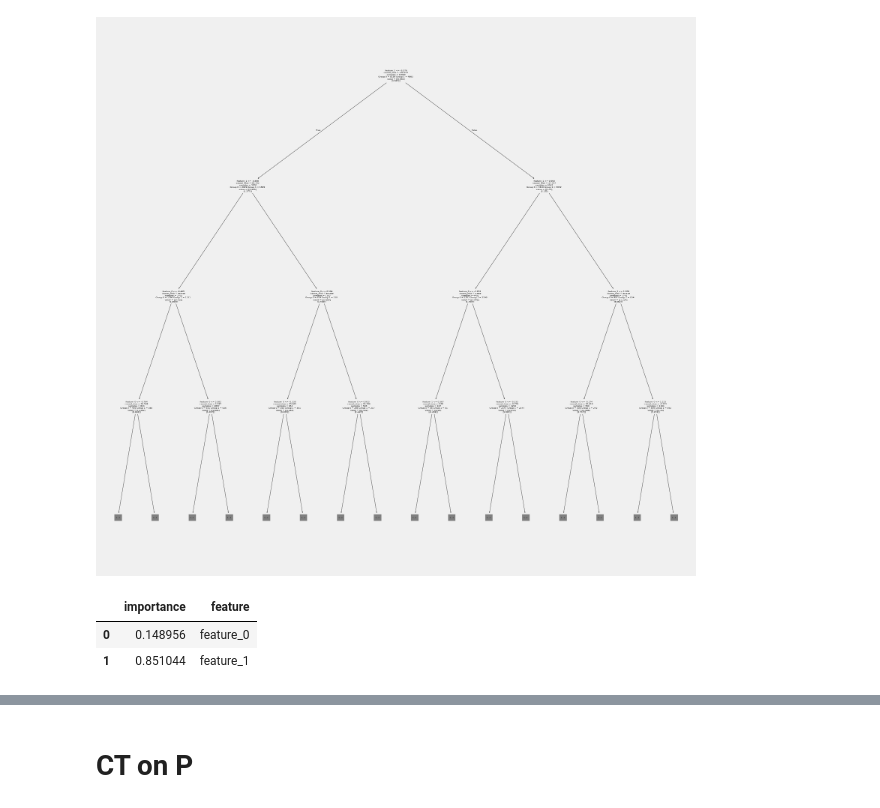
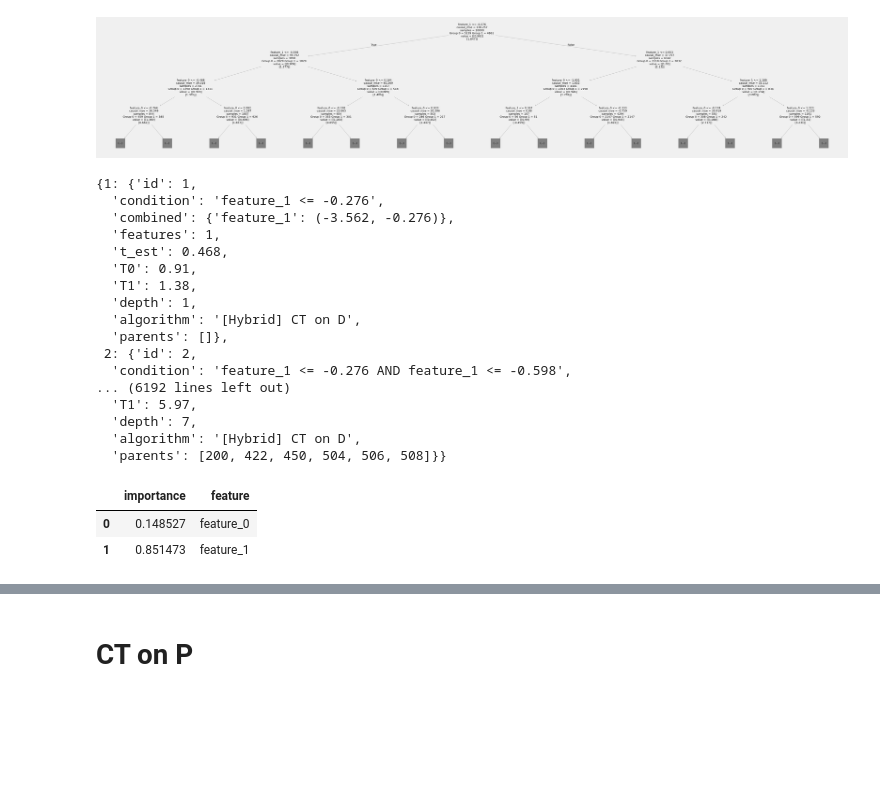
Before and after one commit to antonismand/Query-Driven-Data-Exploration-with-Heterogeneous-Treatment-Effects, a Jupyter notebook: experiments/algorithms/CT/CT.ipynb, the cells around one changed output, grey strips where cells are left out. Drawn from its saved outputs; the diff is of its cells as text; code cells hidden in the pictures; blank space fills up the shorter version.

```diff
--- a/experiments/algorithms/CT/CT.ipynb
+++ b/experiments/algorithms/CT/CT.ipynb
@@ -20,17 +19,37 @@ D.generate(seed=1)
 | 75% | 0.694073 | 0.684831 | 0.683745 | 0.678851 | 0.683389 | 0.652315 | 0.670513 | 0.650550 | 0.687027 | ... |
 | max | 3.702193 | 3.786966 | 3.664094 | 3.997723 | 4.055538 | 4.026849 | 4.168118 | 3.559969 | 3.590576 | ... |
 # %%
-alg = CT(scan_method=greedy_scanners[0])
+alg = CT()
 alg.fit(D=D)
 alg.plot_tree(max_depth=3)
 # %% [output]
-[figure, old version]
+[figure, new version]
+# %%
+alg.subgroups
+# %% [output]
+{1: {'id': 1,
+  'condition': 'feature_1 <= -0.276',
+  'combined': {'feature_1': (-3.562, -0.276)},
+  'features': 1,
+  't_est': 0.468,
+  'T0': 0.91,
+  'T1': 1.38,
+  'depth': 1,
+  'algorithm': '[Hybrid] CT on D',
+  'parents': []},
+ 2: {'id': 2,
+  'condition': 'feature_1 <= -0.276 AND feature_1 <= -0.598',
+... (6192 lines left out)
+  'T1': 5.97,
+  'depth': 7,
+  'algorithm': '[Hybrid] CT on D',
+  'parents': [200, 422, 450, 504, 506, 508]}}
 # %%
 alg.feature_importances()
 # %% [output]
 |  | importance | feature |
-| 0 | 0.148956 | feature_0 |
-| 1 | 0.851044 | feature_1 |
+| 0 | 0.148527 | feature_0 |
+| 1 | 0.851473 | feature_1 |
 # %%
 D.generate_random_condition()
 # %% [output]
```
Also changed, not shown: parts of 10 cells of this notebook, 6 other files.
